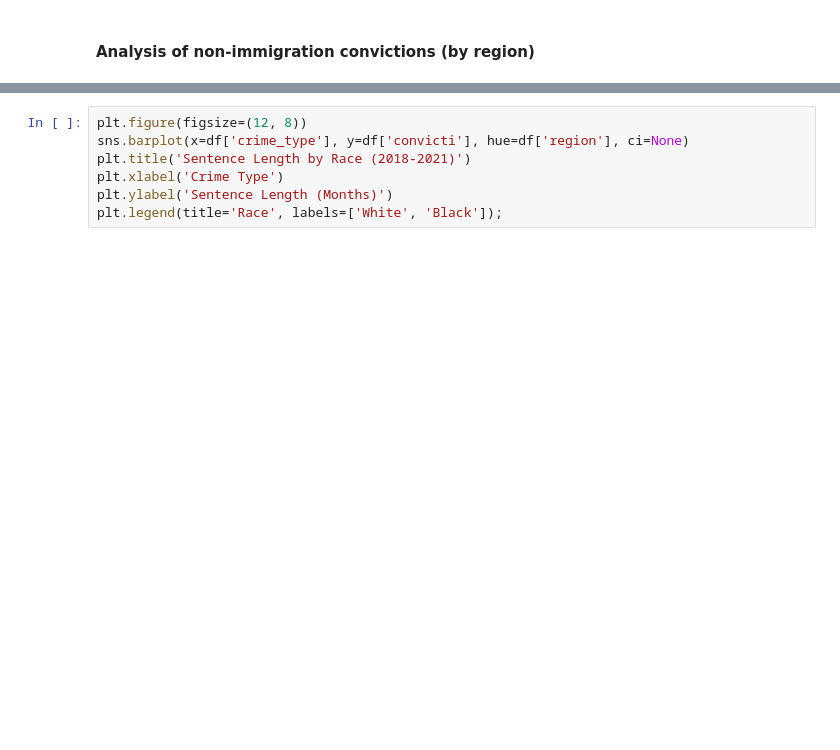
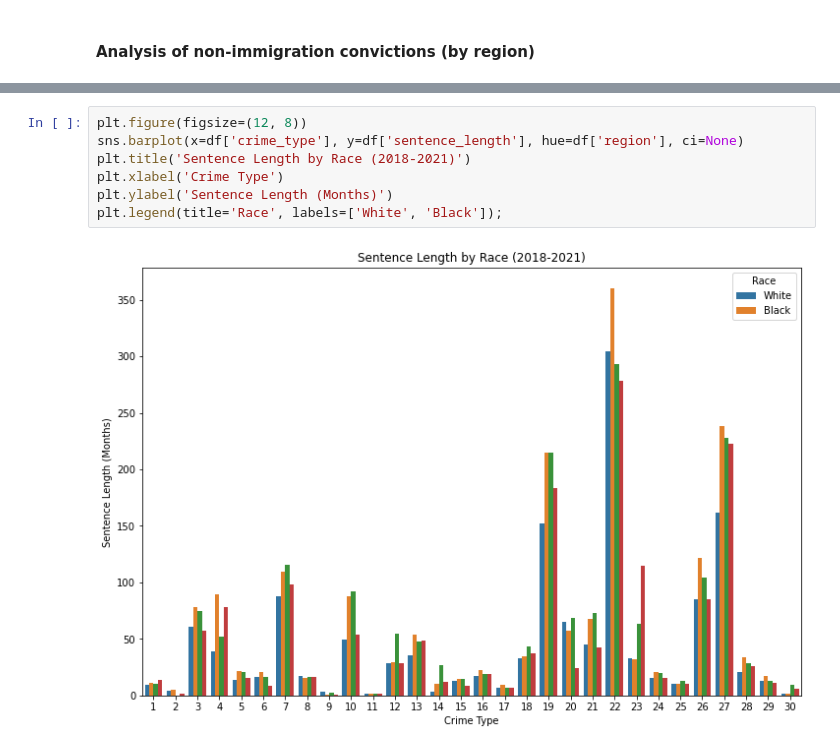
Before and after one commit to nanigbogu/Sentencing-Length-Data-Analysis, a Jupyter notebook: code/visualizations.ipynb, the cells around one changed output, grey strips where cells are left out. Saved outputs shown, nothing was run; the diff lists cells and outputs as text; blank space fills up the shorter version.

```diff
--- a/code/visualizations.ipynb
+++ b/code/visualizations.ipynb
@@ -523,7 +601,9 @@ df.columns
 # %%
 plt.figure(figsize=(12, 8))
-sns.barplot(x=df['crime_type'], y=df['convicti'], hue=df['region'], ci=None)
+sns.barplot(x=df['crime_type'], y=df['sentence_length'], hue=df['region'], ci=None)
 plt.title('Sentence Length by Race (2018-2021)')
 plt.xlabel('Crime Type')
 plt.ylabel('Sentence Length (Months)')
 plt.legend(title='Race', labels=['White', 'Black']);
+# %% [output]
+[figure, added]
```
Also changed, not shown: parts of 12 cells of this notebook, 5 other files.
